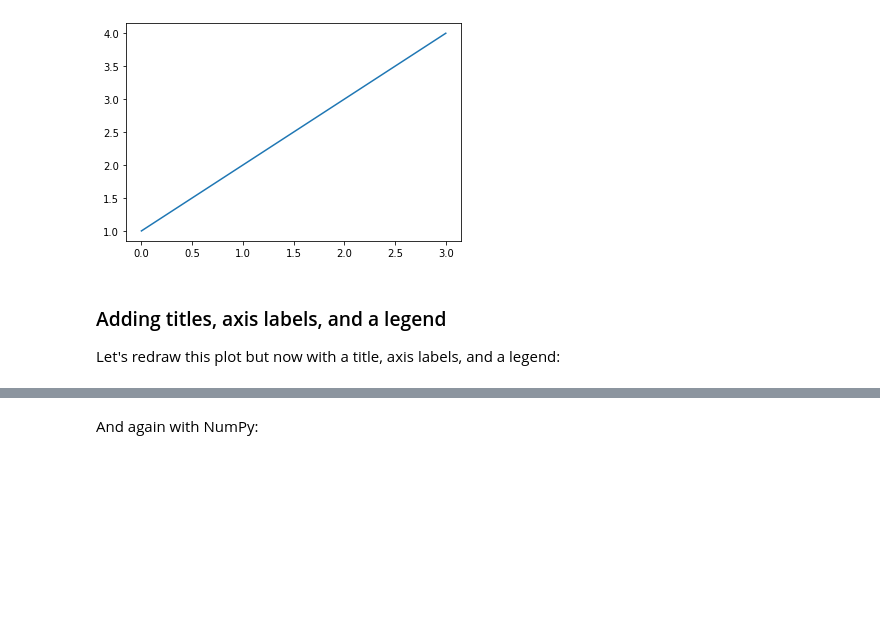
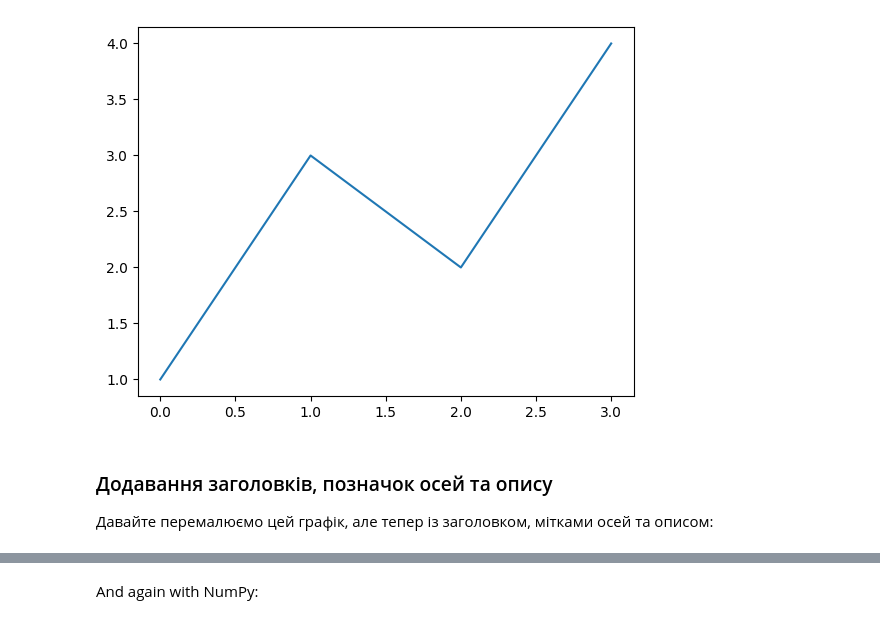
Before and after one commit to HalyshAnton/IT-Step-Pyton-AI, a Jupyter notebook: module2/matplotlib.ipynb, the cells around one changed output, grey strips where cells are left out. Saved outputs shown, nothing was run; the diff lists cells and outputs as text; code cells hidden in the pictures; blank space fills up the shorter version.

```diff
--- a/module2/matplotlib.ipynb
+++ b/module2/matplotlib.ipynb
@@ -31,10 +31,10 @@ Please file a GitHub Issue or Pull Request for changes/comments or email me dire
 # %%
 import matplotlib.pyplot as plt
-plt.plot([1,2,3,4])
+plt.plot([1, 3, 2, 4])
 plt.show()
 # %% [output]
-[figure, old version]
+[figure, new version]
-# %% [markdown]
-### Adding titles, axis labels, and a legend
-Let's redraw this plot but now with a title, axis labels, and a legend:
+# %% [markdown]
+### Додавання заголовків, позначок осей та опису
+Давайте перемалюємо цей графік, але тепер із заголовком, мітками осей та описом:
 # %%
```
Also changed, not shown: parts of 39 cells of this notebook.
